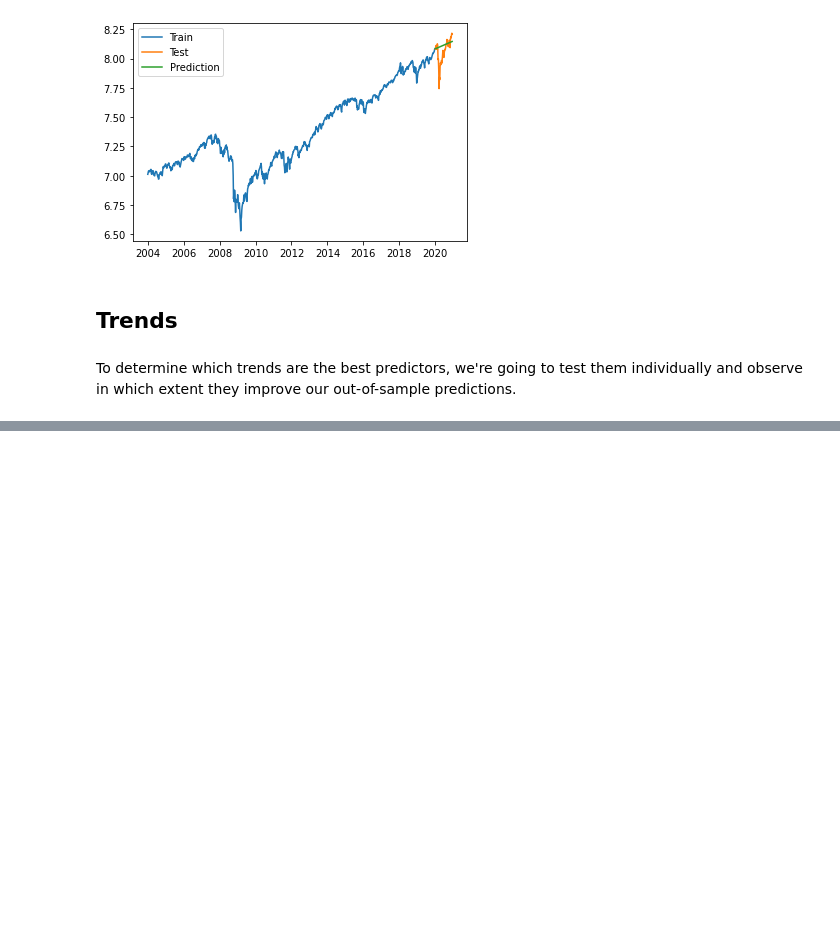
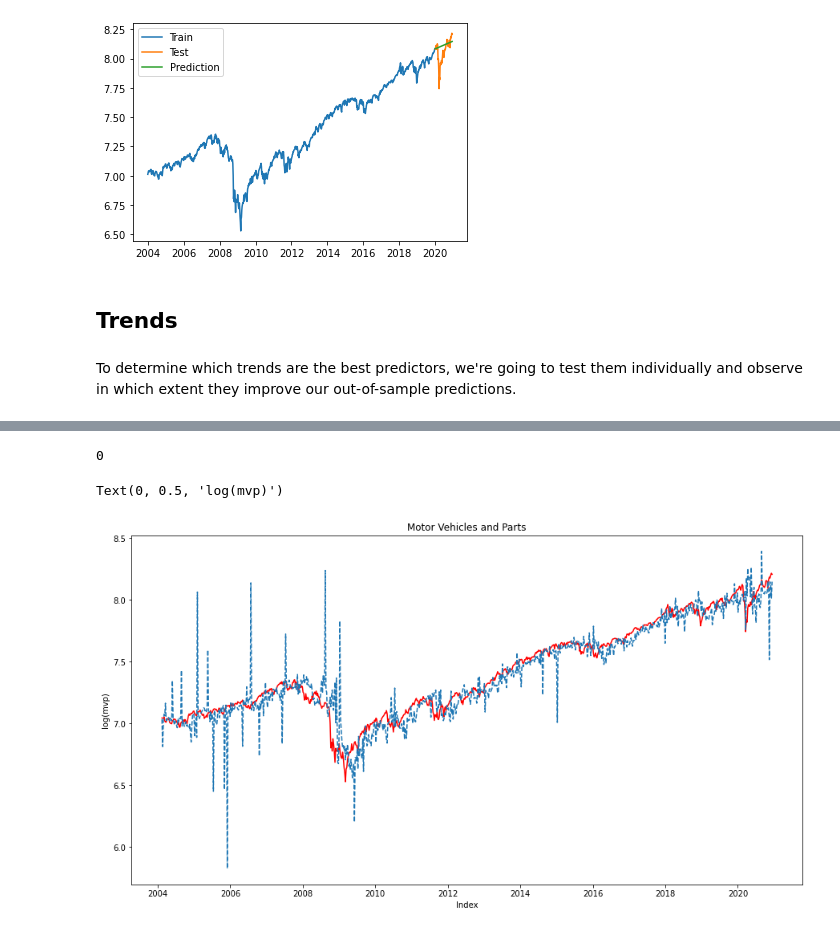
Before and after one commit to epfl-ada/ada-2020-project-milestone-p3-p3_adache, a Jupyter notebook: project.ipynb, the cells around one changed output, grey strips where cells are left out. Drawn from its saved outputs; the diff is of its cells as text; code cells hidden in the pictures; blank space fills up the shorter version.

```diff
--- a/project.ipynb
+++ b/project.ipynb
@@ -419,0 +462,7 @@ To determine which trends are the best predictors, we're going to test them indi
+# %%
+data['y(t-1)'] = pd.DataFrame(data['Log Adj Close']).T.shift(periods=1, axis=1).T
+data['y(t-12)'] = pd.DataFrame(data['Log Adj Close']).T.shift(periods=12, axis=1).T
+data = data.iloc[12:,:]
+# %%
+X = pd.concat([data.iloc[:,:-10], data.iloc[:,-2:]], axis=1).values
+y = data['Log Adj Close']
@@ -419,0 +528,23 @@ To determine which trends are the best predictors, we're going to test them indi
+# %%
+from tqdm.notebook import tqdm
+import time
+start_time = time.time()
+
+windows = np.arange(7, 30)
+nb_features = np.arange(5, X.shape[1]+1)
+
+grid = np.ndarray((len(windows), len(nb_features)))
+
+for i, w in enumerate(windows):
+    print('Optimizing for window of size ', w)
+    for j, k in enumerate(nb_features):
+
+        fs = SelectKBest(score_func=f_regression, k=k)
+        fs.fit(X, y)
+        X_new = fs.transform(X)
+
+        y_test, y_hat = predict(X, y, w)
+
+        mae = sklearn.metrics.mean_absolute_error(y_test,y_hat)*100
+        grid[i, j] = mae
+print("--- %s seconds ---" % (time.time() - start_time))
@@ -419,0 +595,18 @@ To determine which trends are the best predictors, we're going to test them indi
+# %%
+np.argmin(maes)
+# %% [output]
+0
+# %%
+y_tests, y_hats = predict(X, y)
+# %%
+fig, ax = plt.subplots(figsize=(15,8))
+
+ax.plot(data.index[-len(y_tests):], y_tests, linestyle='solid', label='Actual', c='red')
+ax.plot(data.index[-len(y_tests):], y_hats, linestyle='dashed', label='Base')
+
+ax.set_title('Motor Vehicles and Parts')
+ax.set_xlabel("Index")
+ax.set_ylabel("log(mvp)")
+# %% [output]
+Text(0, 0.5, 'log(mvp)')
+[figure, added]
```
Also changed, not shown: parts of 12 cells of this notebook, 1 other file.
